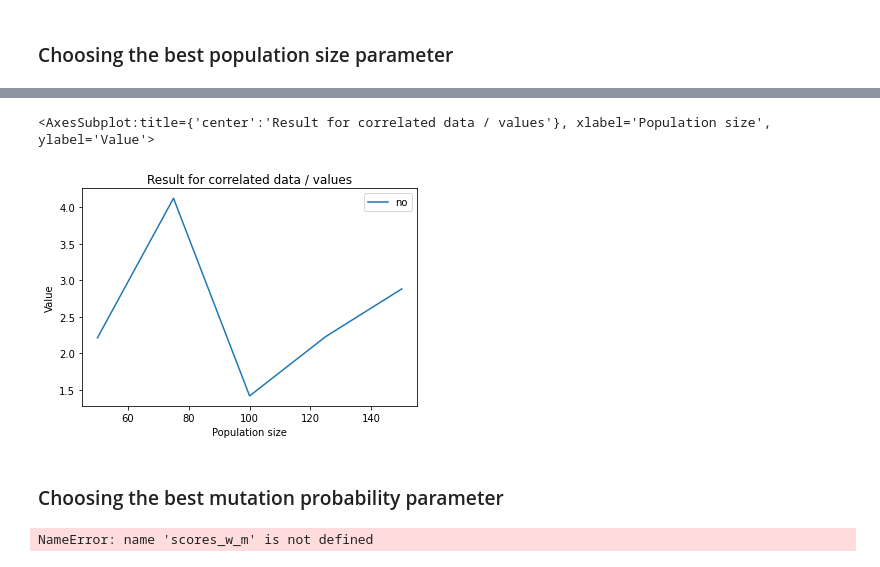
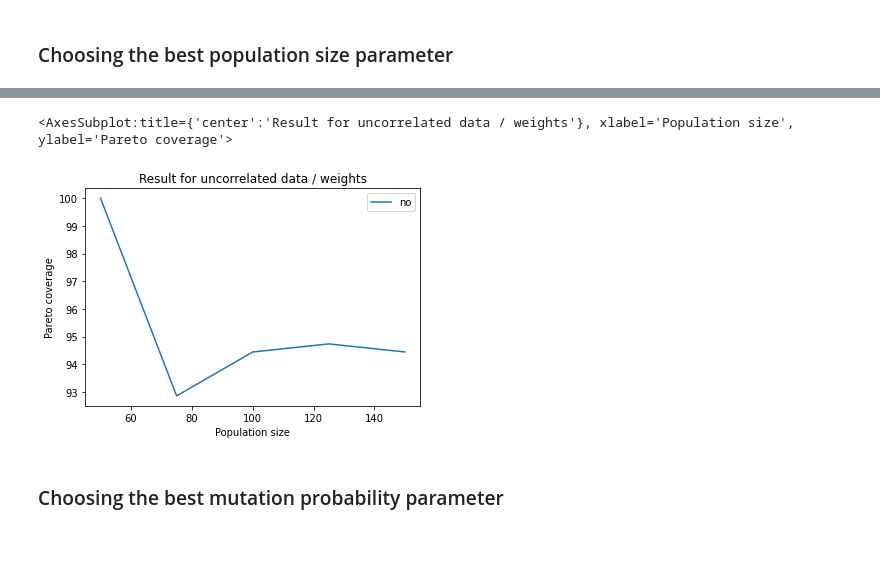
Before and after one commit to Vergenter/mswum, a Jupyter notebook: NSGA2.ipynb, the cells around one changed output, grey strips where cells are left out. Drawn from its saved outputs; the diff is of its cells as text; code cells hidden in the pictures.

Commit message:
Comparing with pareto visualisation

```diff
--- a/NSGA2.ipynb
+++ b/NSGA2.ipynb
@@ -348,28 +346,3 @@ def test(itemsNumber, mutationProbability, generationsNumber, populationSize, ma
     return result
 # %% [markdown]
 ## Wizualizacje
-# %%
-from pandas import DataFrame, read_csv
-
-max_weight = 3.0
-
-correlation_levels = ["no", "low", "high"]
-item_counts = list(range(16,25))
-
-scores_v = np.zeros((len(item_counts), len(correlation_levels)))
-scores_w = np.zeros((len(item_counts), len(correlation_levels)))
-
-for i, level in enumerate(correlation_levels):
-    for j, item_count in enumerate(item_counts):
-        csv = read_csv(f"Data//{level}_correlation_{item_count}")
-        n_items = csv.shape[0]
-        values = csv.value.values
-        weights = csv.weight.values
-
-        result = test(itemsNumber=n_items, mutationProbability=0.3, generationsNumber=70, populationSize=70, maxWeight=3, v=values, w=weights)
-        bestScores = result[1]
-        bestWeights = result[2]
-
-        scores_v[j,i] = bestScores[-1]
-        scores_w[j,i] = bestWeights[-1]
-        print(f"Tests finished: {i*len(item_counts)+j+1}/{len(item_counts)*len(correlation_levels)}", end="\r")
@@ -419,3 +392,11 @@ df_v.to_csv("Results//NSGA_v.csv")
+# %%
+def getParetoCoverage(result, pareto):
+    pareto_not_covered = 0
+    for x, chromosome in enumerate(result[0][:result[3]]):
+        index = decode(chromosome.selected, n_items)
+        if not pareto[index]:
+            pareto_not_covered += 1
+    return (1 - pareto_not_covered / result[3]) * 100
 # %% [markdown]
 ### Choosing the best population size parameter
 # %%
@@ -423,6 +404,7 @@ max_weight = 3.0
 iterate = 5
 scores_v_pop = np.zeros(iterate)
 scores_w_pop = np.zeros(iterate)
+pareto_coverage = np.zeros(iterate)
 for i in range(iterate):
     csv = read_csv(f"Data//no_correlation_16")
     n_items = csv.shape[0]
@@ -430,12 +412,9 @@ for i in range(iterate):
     weights = csv.weight.values
 
     result = test(itemsNumber=n_items, mutationProbability=0.3, generationsNumber=70, populationSize=(25*i + 50), maxWeight=3, v=values, w=weights)
-    bestScores = result[1]
-    bestWeights = result[2]
+    pareto = getPareto(n_items, weights, values, max_weight)
 
-    scores_v_pop[i] = bestScores[-1]
-    scores_w_pop[i] = bestWeights[-1]
+    pareto_coverage[i] = getParetoCoverage(result, pareto)
 # %%
 population_size = [25*x + 50 for x in range(iterate)]
-df_w_pop = DataFrame(data=scores_w_pop, columns=["no"], index = population_size)
-df_v_pop = DataFrame(data=scores_v_pop, columns=["no"], index = population_size)
+df_cov = DataFrame(data=pareto_coverage, columns=["no"], index = population_size)
@@ -447,8 +421,8 @@ df_w_pop.plot(title="Result for uncorrelated data / weights", xlabel="Population
-# %%
-df_v_pop.plot(title="Result for uncorrelated data / values", xlabel="Population size", ylabel="Value")
-# %% [output]
-<AxesSubplot:title={'center':'Result for correlated data / values'}, xlabel='Population size', ylabel='Value'>
-[figure, removed]
+# %%
+df_cov.plot(title="Result for uncorrelated data / weights", xlabel="Population size", ylabel="Pareto coverage")
+# %% [output]
+<AxesSubplot:title={'center':'Result for uncorrelated data / weights'}, xlabel='Population size', ylabel='Pareto coverage'>
+[figure, added]
 # %% [markdown]
 ### Choosing the best mutation probability parameter
 # %%
@@ -471,7 +443,4 @@ for i in range(iterate):
 # %%
 mutation = [10*x for x in range(iterate)]
-df_w_m = DataFrame(data=scores_w_m, columns=["no"], index = mutation)
-df_v_m = DataFrame(data=scores_v_m, columns=["no"], index = mutation)
+df_cov = DataFrame(data=pareto_coverage, columns=["no"], index = mutation)
-# %% [output]
-NameError: name 'scores_w_m' is not defined
 # %%
```
Also changed, not shown: parts of 18 cells of this notebook, 1 other file.
